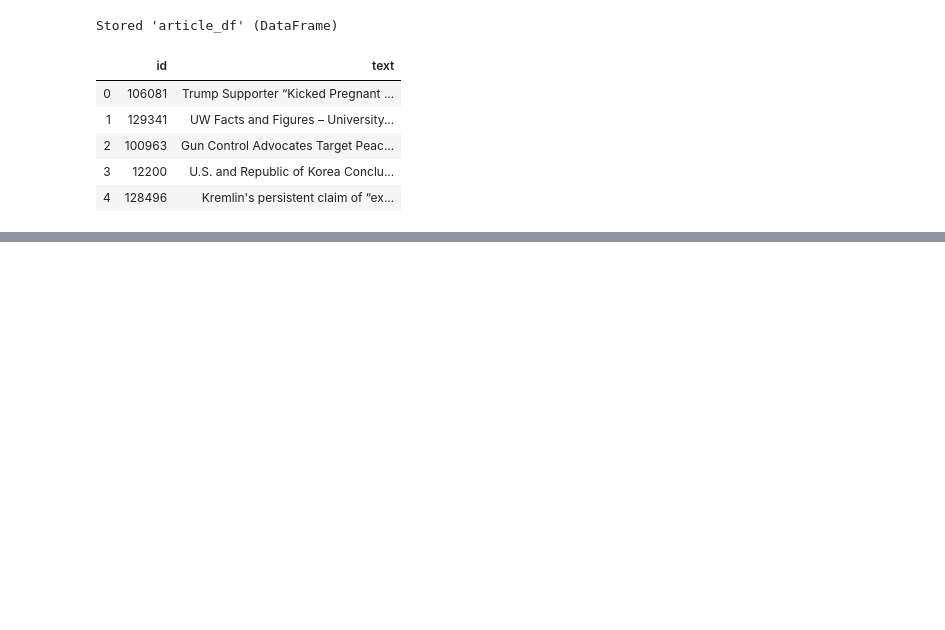
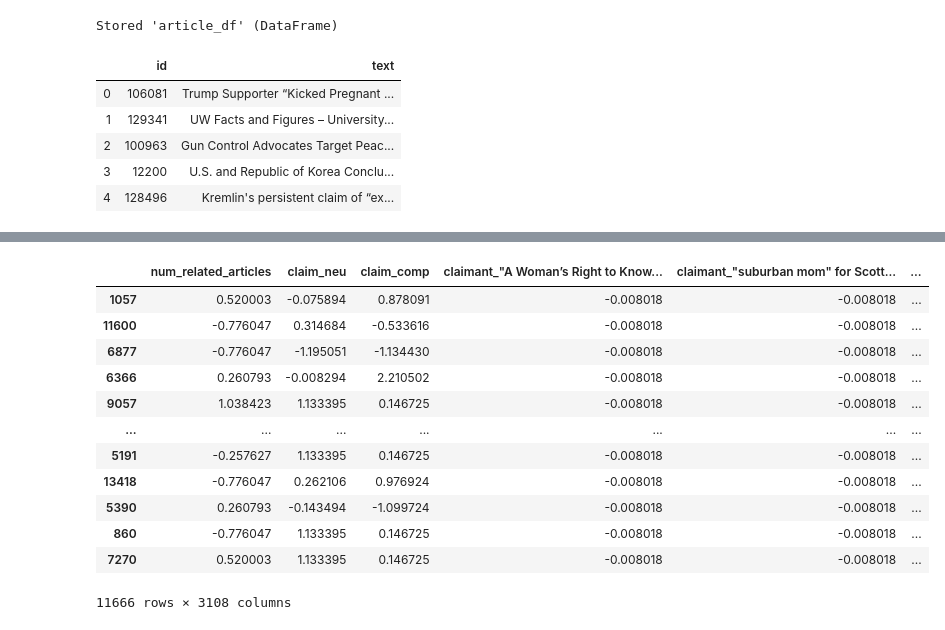
Before and after one commit to kingbd2/Fake_News_Data_Cup, a Jupyter notebook: 1.DataProfilingandParsing.ipynb, the cells around one changed output, grey strips where cells are left out. Drawn from its saved outputs; the diff is of its cells as text; code cells hidden in the pictures; blank space fills up the shorter version.

Commit message:
Created new data profile and started feature selection

```diff
--- a/1.DataProfilingandParsing.ipynb
+++ b/1.DataProfilingandParsing.ipynb
@@ -113,0 +119,5 @@ article_df.head()
+# %%
+test_features = pickle.load(open('data/20191103_test_features.pkl', 'rb'))
+test_labels = pickle.load(open('data/20191103_test_labels.pkl', 'rb'))
+train_features = pickle.load(open('data/20191103_train_features.pkl', 'rb'))
+train_labels = pickle.load(open('data/20191103_train_labels.pkl', 'rb'))
@@ -113,0 +139,20 @@ article_df.head()
+# %%
+new_train_df = train_features \
+    .drop('claim_neg', axis=1) \
+    .drop('claim_pos', axis=1)
+# %%
+new_train_df
+# %% [output]
+|  | num_related_articles | claim_neu | claim_comp | claimant_"A Woman’s Right to Know... | claimant_"suburban mom" for Scott... | ... |
+| 1057 | 0.520003 | -0.075894 | 0.878091 | -0.008018 | -0.008018 | ... |
+| 11600 | -0.776047 | 0.314684 | -0.533616 | -0.008018 | -0.008018 | ... |
+| 6877 | -0.776047 | -1.195051 | -1.134430 | -0.008018 | -0.008018 | ... |
+| 6366 | 0.260793 | -0.008294 | 2.210502 | -0.008018 | -0.008018 | ... |
+| 9057 | 1.038423 | 1.133395 | 0.146725 | -0.008018 | -0.008018 | ... |
+| ... | ... | ... | ... | ... | ... | ... |
+| 5191 | -0.257627 | 1.133395 | 0.146725 | -0.008018 | -0.008018 | ... |
+| 13418 | -0.776047 | 0.262106 | 0.976924 | -0.008018 | -0.008018 | ... |
+| 5390 | 0.260793 | -0.143494 | -1.099724 | -0.008018 | -0.008018 | ... |
+| 860 | -0.776047 | 1.133395 | 0.146725 | -0.008018 | -0.008018 | ... |
+| 7270 | 0.520003 | 1.133395 | 0.146725 | -0.008018 | -0.008018 | ... |
+11666 rows × 3108 columns
```
Also changed, not shown: parts of 6 cells of this notebook, 2 other files.
